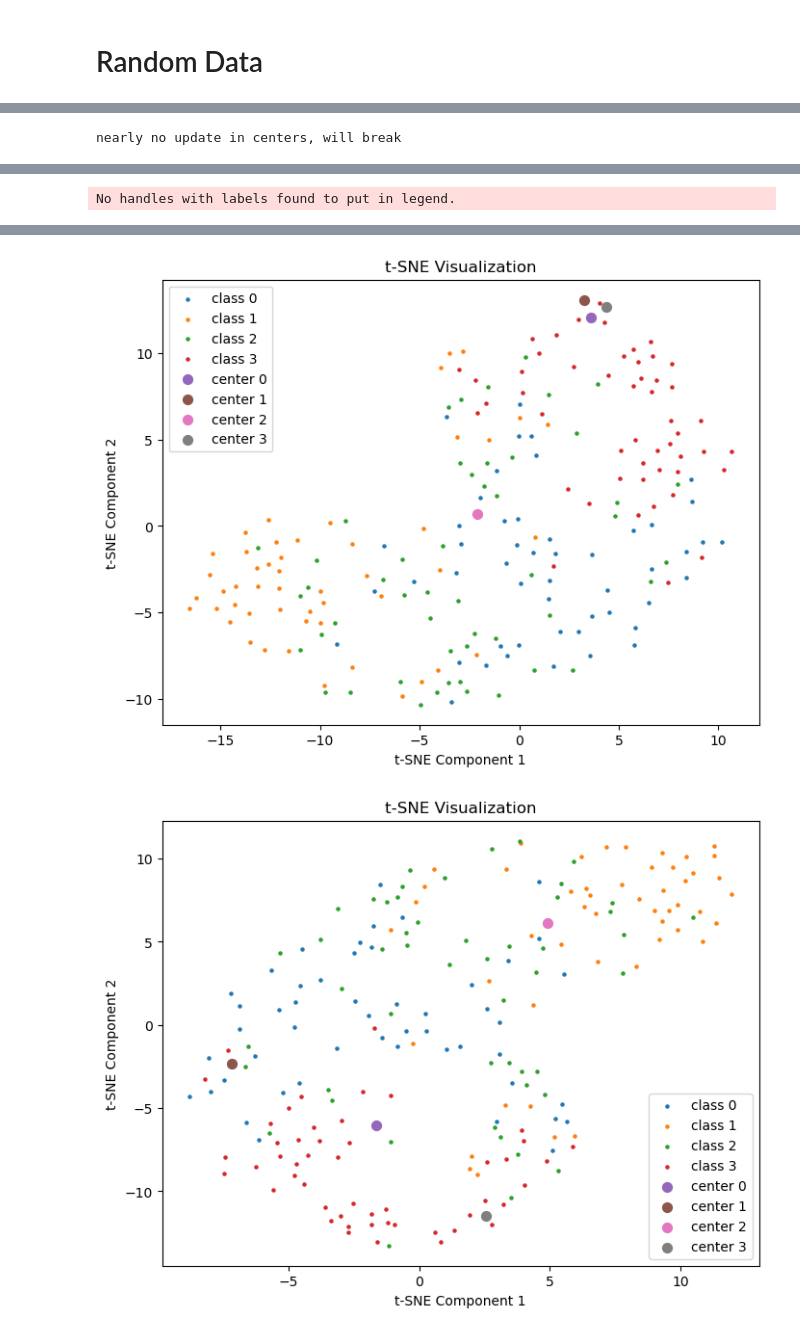
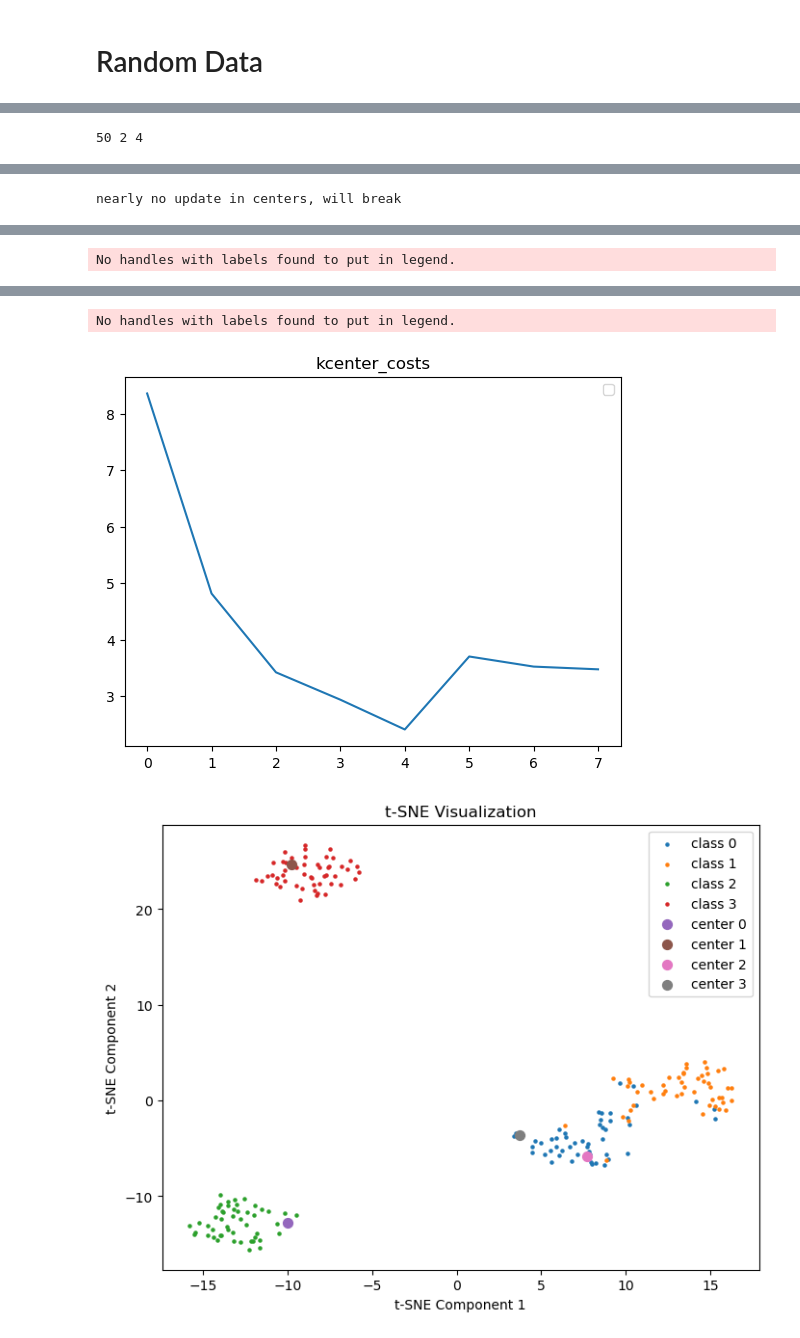
Before and after one commit to ermu2001/nyu_tandon_advanced_machine_learning, a Jupyter notebook: HW1/show_clustering.ipynb, the cells around one changed output, grey strips where cells are left out. Drawn from its saved outputs; the diff is of its cells as text; code cells hidden in the pictures.

```diff
--- a/HW1/show_clustering.ipynb
+++ b/HW1/show_clustering.ipynb
@@ -121,7 +123,7 @@ nearly no update in centers, will break
 
 kmean_costs, kmedian_costs, kcenter_costs = [info['kmean_cost'] for info in infos], [info['kmedian_cost'] for info in infos], [info['kcenter_cost'] for info in infos]
 costs = {
-    'kcenter_costs': kcenter_costs,
+    'kmean_costs': kmean_costs,
     'kmedian_costs': kmedian_costs,
     'kcenter_costs': kcenter_costs,
 }
@@ -182,7 +186,7 @@ infos = cluster_algo(features, classes)
 
 kmean_costs, kmedian_costs, kcenter_costs = [info['kmean_cost'] for info in infos], [info['kmedian_cost'] for info in infos], [info['kcenter_cost'] for info in infos]
 costs = {
-    'kcenter_costs': kcenter_costs,
+    'kmean_costs': kmean_costs,
     'kmedian_costs': kmedian_costs,
     'kcenter_costs': kcenter_costs,
 }
@@ -222,9 +216,12 @@ array([[[-0.78979498, -2.34160733]],
 # %%
-num_dims, num_samples, num_classes = 2, 50, 4
-centers = np.random.randn(num_classes, 1, num_dims,) * 10
-features = np.random.randn(num_classes, num_samples, num_dims) + centers
-features = np.reshape(features, (num_classes * num_samples, num_dims))
+num_features, num_samples, num_classes = 2, 50, 4
+centers = np.random.randn(num_classes, 1, num_features,) * 5
+features = np.random.randn(num_classes, num_samples, num_features) + centers
+features = np.reshape(features, (num_classes * num_samples, num_features))
 classes = np.concatenate([np.ones(num_samples, dtype=np.int8) * i for i in range(num_classes)])
+print(num_samples, num_features, num_classes)
+# %% [output]
+50 2 4
 # %%
 
 infos = cluster_algo(features, classes)
@@ -232,7 +229,7 @@ infos = cluster_algo(features, classes)
 
 kmean_costs, kmedian_costs, kcenter_costs = [info['kmean_cost'] for info in infos], [info['kmedian_cost'] for info in infos], [info['kcenter_cost'] for info in infos]
 costs = {
-    'kcenter_costs': kcenter_costs,
+    'kmean_costs': kmean_costs,
     'kmedian_costs': kmedian_costs,
     'kcenter_costs': kcenter_costs,
 }
@@ -257,2 +254,3 @@ No handles with labels found to put in legend.
+No handles with labels found to put in legend.
-[figure, old version]
+[figure, new version]
-[figure, old version]
+[figure, new version]
```
Also changed, not shown: parts of 8 cells of this notebook, 15 other files.
